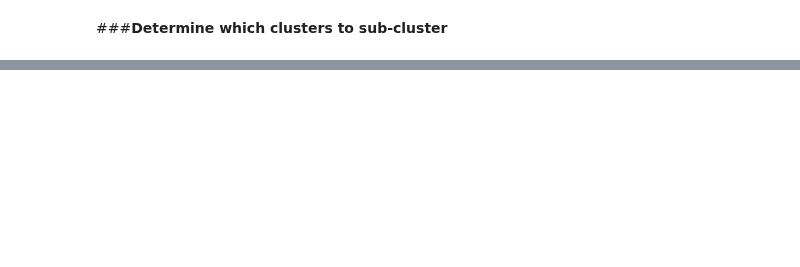
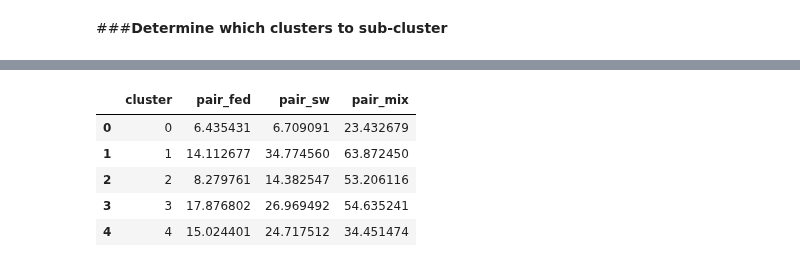
Before and after one commit to pachterlab/CWGFLHGCCHAP_2021, a Jupyter notebook: notebooks/cellAtlas_Generation_KNN_NCA.ipynb, the cells around one changed output, grey strips where cells are left out. Drawn from its saved outputs; the diff is of its cells as text; code cells hidden in the pictures; blank space fills up the shorter version.

```diff
--- a/notebooks/cellAtlas_Generation_KNN_NCA.ipynb
+++ b/notebooks/cellAtlas_Generation_KNN_NCA.ipynb
@@ -353,0 +506,6 @@ def getCentroidDists(overlap_combo):
+# %%
+org_metadata = org_metadata.drop(org_metadata.index[toRemove])
+org_metadata.head()
+
+org_centroids= np.delete(org_centroids, toRemove, 0)
+org_centroids[0,:]
@@ -353,0 +525,44 @@ def getCentroidDists(overlap_combo):
+# %%
+org_pairDists = pd.DataFrame(columns =['cluster','pair_fed','pair_sw','pair_mix'])
+cluster = []
+pair_fed = []
+pair_sw = []
+pair_mix = []
+
+for c in clus:
+
+  #Fed org centroids
+  where_fed = (org_metadata.cluster == c) & (org_metadata.condition == 'Fed')
+  fed_mat = org_centroids[where_fed,:]
+
+  pair_fed_dist = pairwise_distances(fed_mat, metric = 'l1')
+  pair_fed_mean = np.mean(pair_fed_dist)
+
+  #SW org centroids
+  where_sw = (org_metadata.cluster == c) & (org_metadata.condition == 'SW')
+  sw_mat = org_centroids[where_sw,:]
+
+  pair_sw_dist = pairwise_distances(sw_mat, metric = 'l1')
+  pair_sw_mean = np.mean(pair_sw_dist)
+
+  pair_mix_dist = pairwise_distances(fed_mat,sw_mat, metric = 'l1')
+  pair_mix_mean = np.mean(pair_mix_dist)
+
+  cluster += [c]
+  pair_fed += [pair_fed_mean]
+  pair_sw += [pair_sw_mean]
+  pair_mix += [pair_mix_mean]
+
+org_pairDists['cluster'] = cluster
+org_pairDists['pair_fed'] = pair_fed
+org_pairDists['pair_sw'] = pair_sw
+org_pairDists['pair_mix'] = pair_mix
+# %%
+org_pairDists.head()
+# %% [output]
+|  | cluster | pair_fed | pair_sw | pair_mix |
+| 0 | 0 | 6.435431 | 6.709091 | 23.432679 |
+| 1 | 1 | 14.112677 | 34.774560 | 63.872450 |
+| 2 | 2 | 8.279761 | 14.382547 | 53.206116 |
+| 3 | 3 | 17.876802 | 26.969492 | 54.635241 |
+| 4 | 4 | 15.024401 | 24.717512 | 34.451474 |
```
Also changed, not shown: parts of 38 cells of this notebook.
